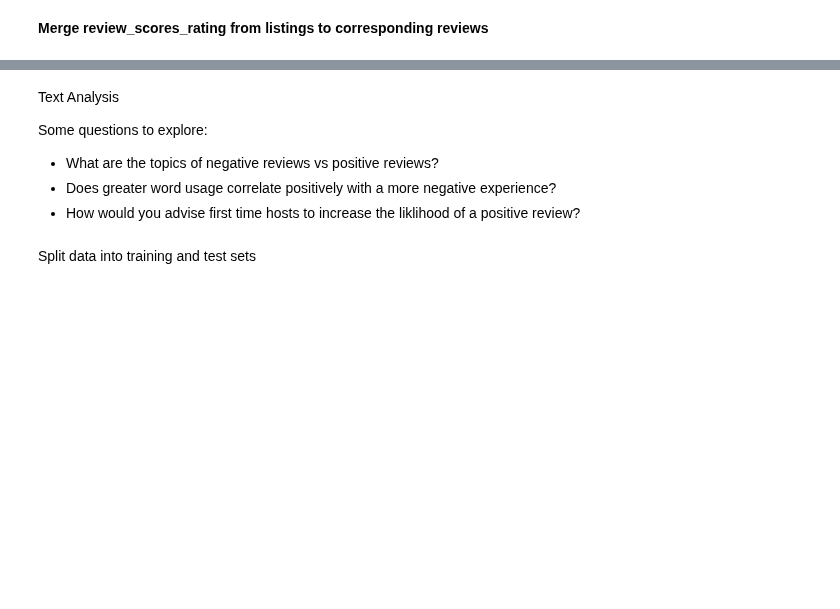
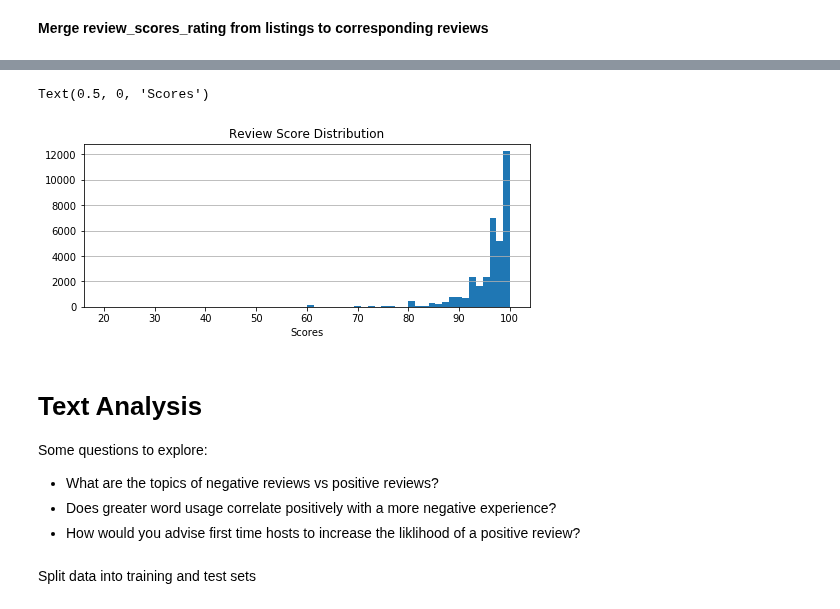
Before and after one commit to KishenSharma6/Airbnb-SF, a Jupyter notebook: Project Codes/04. Data Processing and Feature Engineering/01_06_2020_Preprocessing NLP.ipynb, the cells around one changed output, grey strips where cells are left out. Cells and saved outputs as stored; diff of their text form; code cells hidden in the pictures; blank space fills up the shorter version.

Commit message:
Progress Data preparation completed for now, ready for modeling

```diff
--- a/Project Codes/04. Data Processing and Feature Engineering/01_06_2020_Preprocessing NLP.ipynb
+++ b/Project Codes/04. Data Processing and Feature Engineering/01_06_2020_Preprocessing NLP.ipynb
@@ -15,0 +25,3 @@ listings = pd.read_csv(path,index_col=0, parse_dates=parse_dates, low_memory=Fal
+# %%
+#Set path to listings and review data
+path = r'C:\Users\kishe\Documents\Data Science\Projects\Python Projects\In Progress\Air BnB - SF\Data\02_Intermediate/'
@@ -37,36 +101,13 @@ NameError: name 'reviews' is not defined
 # %%
+#Remove rows with missing review_scores_rating
+review_scores = review_scores[-review_scores.review_scores_rating.isna()]
+
 #Drop unnecessary columns from review_scores
 review_scores.drop(columns=['last_review', 'id_listings'], axis = 1, inplace= True)
 
 #Rename columns
-review_scores.rename(columns={'review_scores_rating':'review_rating'}, inplace=True)
+review_scores.rename(columns={'review_scores_rating':'score'}, inplace=True)
 
 #Drop duplicate values
 review_scores.drop_duplicates(inplace=True)
-
-#Strip leading and trailing white space
-review_scores.comments = review_scores.comments.str.strip()
-
-#View updated reviews shape and missing values
-print('Updated reviews data shape:',review_scores.shape)
-print('Missing values: \n', review_scores.isna().sum())
-# %%
-#Filter rows that do not contain english characters in the comments
-review_scores.comments.replace('[^a-zA-Z0-9]',' ',regex = True, inplace=True)
-
-#Remove puncuation from comments
-review_scores.comments = review_scores.comments.str.replace(r'[^\w\s]+', '')
-
-#Replace empty comments with nan
-review_scores.comments = review_scores.comments.replace('', np.nan)
-
-#Remove rows with missing comments and/or review_rating
-review_scores.dropna(subset=['comments', 'review_rating'], inplace=True)
-
-#View updated reviews shape
-print('Updated reviews data shape:',review_scores.shape)
-print('Missing values: \n', review_scores.isna().sum())
-# %%
-#filter out rows where comments are less than 2 characters long
-review_scores = review_scores[review_scores.comments.apply(len) > 2]
 # %%
@@ -78,5 +139,18 @@ display(review_scores)
+# %%
+#View scores distribution
+ax = review_scores.score.hist(bins = 60, figsize=(8,3), grid = False)
+
+#Mute yaxis gridlines
+ax.grid(axis='y')
+
+#Set labels
+ax.set_title('Review Score Distribution')
+ax.set_xlabel('Scores')
+# %% [output]
+Text(0.5, 0, 'Scores')
+[figure, added]
 # %% [markdown]
-Text Analysis
+# Text Analysis
 
 Some questions to explore:
 - What are the topics of negative reviews vs positive reviews?
```
Also changed, not shown: parts of 16 cells of this notebook.
